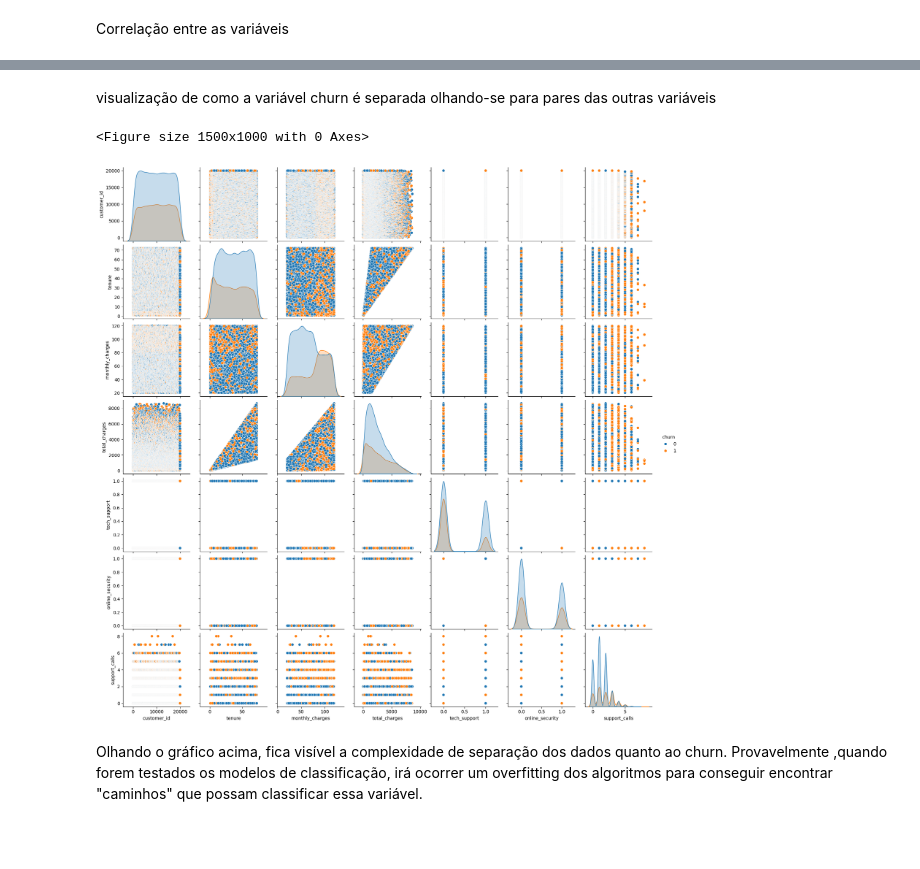
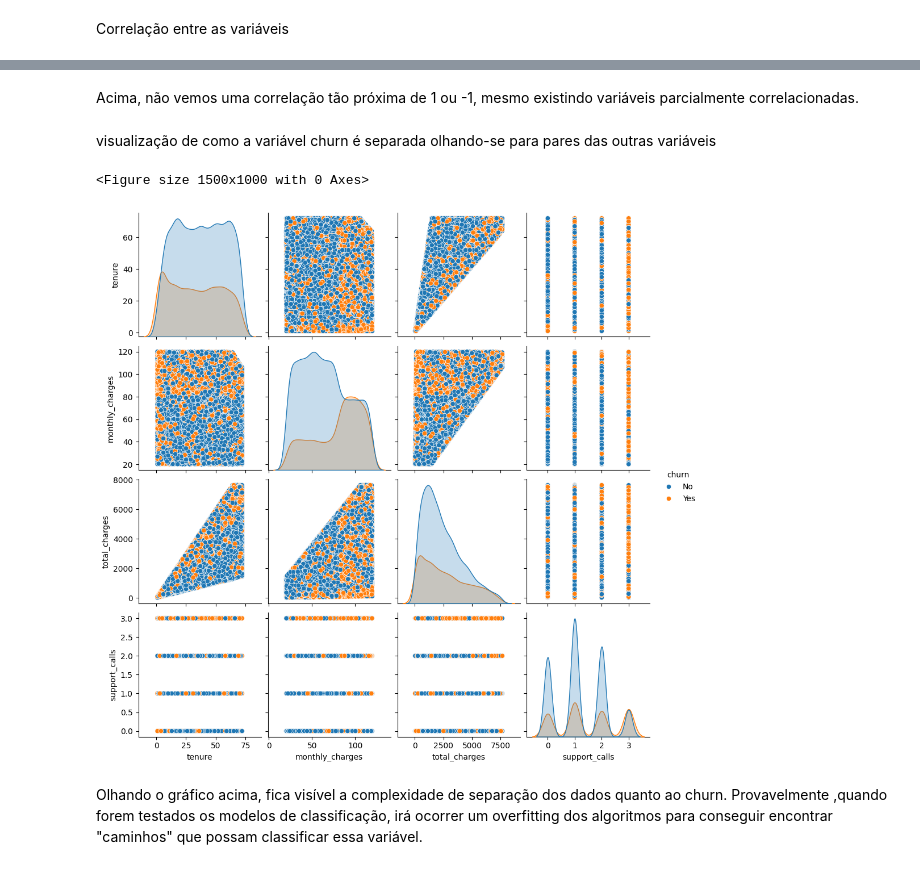
Before and after one commit to ArthurLagares/projeto-customer-churn, a Jupyter notebook: notebook.ipynb, the cells around one changed output, grey strips where cells are left out. Cells and saved outputs as stored; diff of their text form; code cells hidden in the pictures; blank space fills up the shorter version.

```diff
--- a/notebook.ipynb
+++ b/notebook.ipynb
@@ -56,0 +59,2 @@ memory usage: 1.7+ MB
+# %%
+df_dados.drop(columns= ['customer_id'], inplace= True)
@@ -167,5 +167,3 @@ A coluna de Costumer_id é apenas um identifcador do cliente. Portanto, por não
-# %%
-df_dados.drop(columns= 'customer_id', inplace= True)
 # %% [markdown]
 Correlação entre as variáveis
 # %%
@@ -177,12 +175,14 @@ plt.show()
+# %% [markdown]
+Acima, não vemos uma correlação tão próxima de 1 ou -1, mesmo existindo variáveis parcialmente correlacionadas.
 # %% [markdown]
 visualização de como a variável churn é separada olhando-se para pares das outras variáveis
 # %%
 plt.figure(figsize= (15,10))
-sns.pairplot(data = dados_num, kind = 'scatter', hue = 'churn')
+sns.pairplot(data = df_dados, kind = 'scatter', hue = 'churn')
 plt.show()
 # %% [output]
 <Figure size 1500x1000 with 0 Axes>
-[figure, old version]
+[figure, new version]
 # %% [markdown]
 Olhando o gráfico acima, fica visível a complexidade de separação dos dados quanto ao churn.
 Provavelmente ,quando forem testados os modelos de classificação, irá ocorrer um overfitting dos algoritmos para conseguir encontrar "caminhos" que possam classificar essa variável.
```
Also changed, not shown: parts of 38 cells of this notebook, 1 other file.
